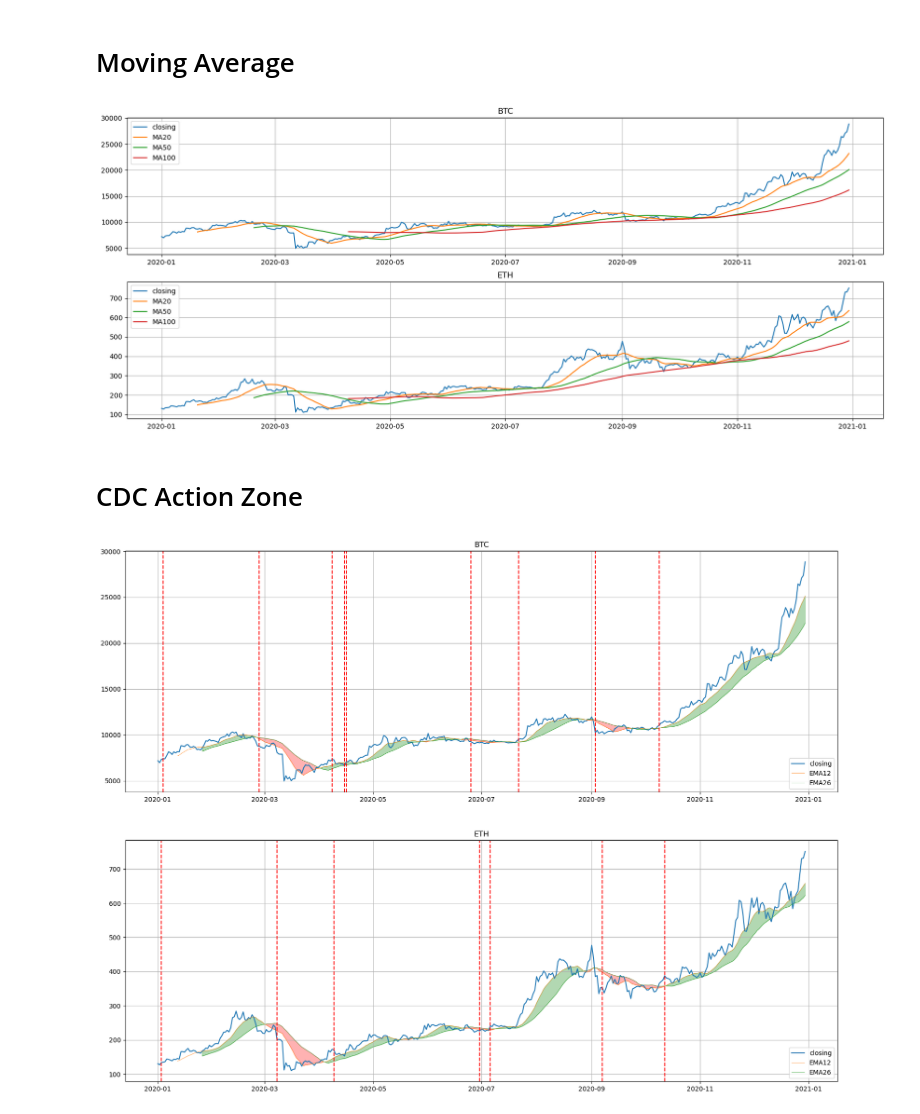
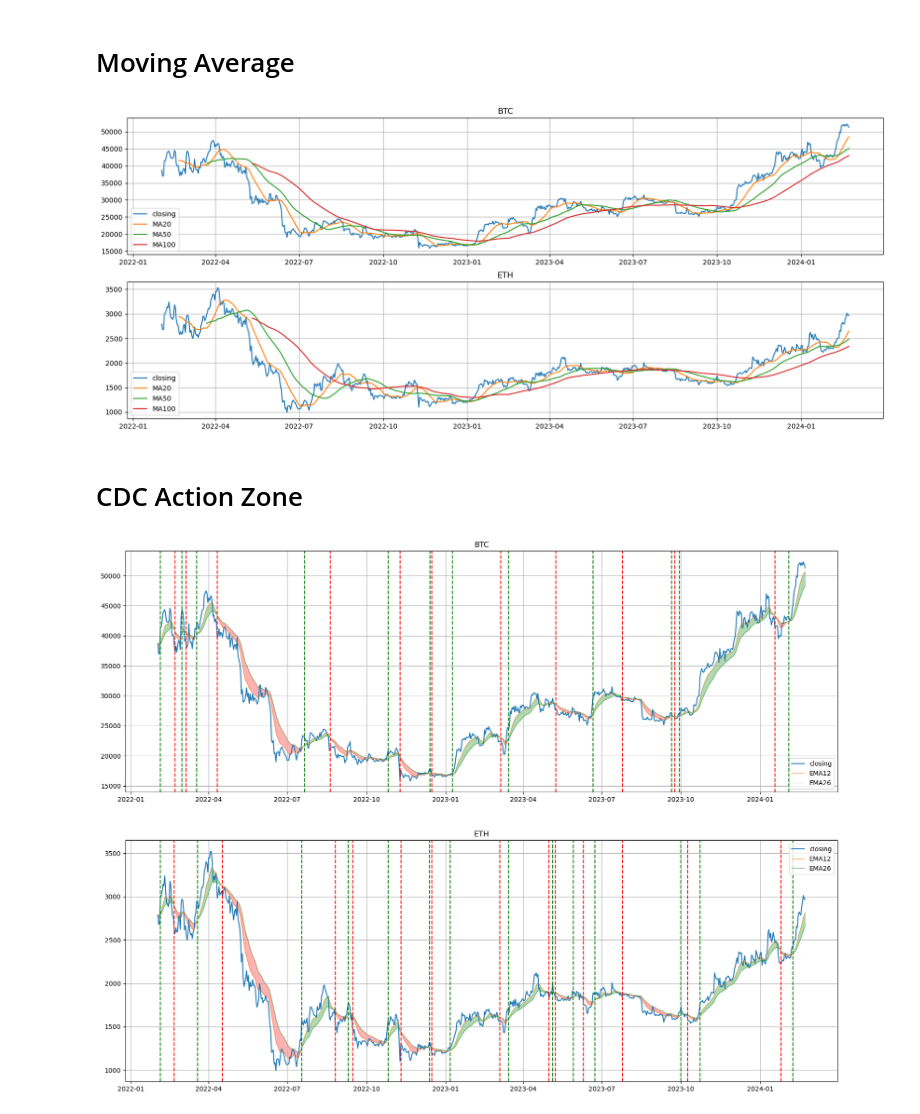
Before and after one commit to DoobieJella/LSE-QuantSoc-Algothon, a Jupyter notebook: CDC Action Zone.ipynb, the cells around one changed output. Drawn from its saved outputs; the diff is of its cells as text; code cells hidden in the pictures.

```diff
--- a/CDC Action Zone.ipynb
+++ b/CDC Action Zone.ipynb
@@ -9,7 +9,7 @@ import matplotlib.pyplot as plt
 # %%
 cryptocurrencies = ['BTC-USD', 'ETH-USD']
 # %%
-data = yf.download(cryptocurrencies, start='2020-01-01', end='2020-12-31')
+data = yf.download(cryptocurrencies, start='2022-02-01', end='2024-02-23')
 data.head()
 # %% [output]
 [*********************100%%**********************]  2 of 2 completed
@@ -94,6 +106,6 @@ axs[1].legend()
 plt.grid(True)
 plt.show()
 # %% [output]
-[figure, old version]
+[figure, new version]
 # %% [markdown]
 # CDC Action Zone
@@ -100,33 +115,35 @@ plt.show()
 # %%
-EMA12 = adj_close.ewm(span=12, adjust=False).mean()
-EMA26 = adj_close.ewm(span=26, adjust=False).mean()
-
-btc_crossings = np.where(np.logical_xor(EMA12['BTC-USD'] > EMA26['BTC-USD'], EMA12['BTC-USD'].shift(1) > EMA26['BTC-USD'].shift(1)))[0]
-eth_crossings = np.where(np.logical_xor(EMA12['ETH-USD'] > EMA26['ETH-USD'], EMA12['ETH-USD'].shift(1) > EMA26['ETH-USD'].shift(1)))[0]
-
 fig, axs = plt.subplots(2,figsize=(20,15),gridspec_kw ={'hspace': 0.2, 'wspace': 0.1})
 axs[0].plot(adj_close['BTC-USD'], label= 'closing')
-axs[0].plot(MA12['BTC-USD'], label= 'EMA12', linewidth = 0.5)
-axs[0].plot(MA26['BTC-USD'], label= 'EMA26', linewidth = 0.5)
+axs[0].plot(EMA12['BTC-USD'], label= 'EMA12', linewidth = 0.5)
+axs[0].plot(EMA26['BTC-USD'], label= 'EMA26', linewidth = 0.5)
 axs[0].set_title('BTC')
 axs[0].legend()
 axs[0].grid(True)
-axs[0].fill_between(adj_close.index, MA12['BTC-USD'], MA26['BTC-USD'], where=(MA12['BTC-USD'] > MA26['BTC-USD']), color='green', alpha=0.3)
-axs[0].fill_between(adj_close.index, MA12['BTC-USD'], MA26['BTC-USD'], where=(MA12['BTC-USD'] <= MA26['BTC-USD']), color='red', alpha=0.3)
-for crossing in btc_crossings:
-    axs[0].axvline(x=EMA12.index[crossing], color='r', linestyle='--')
+axs[0].fill_between(adj_close.index, EMA12['BTC-USD'], EMA26['BTC-USD'], where=(EMA12['BTC-USD'] > EMA26['BTC-USD']), color='green', alpha=0.3)
+axs[0].fill_between(adj_close.index, EMA12['BTC-USD'], EMA26['BTC-USD'], where=(EMA12['BTC-USD'] <= EMA26['BTC-USD']), color='red', alpha=0.3)
+
+for buying in btc_buying:
+    axs[0].axvline(x=EMA12.index[buying], color='g', linestyle='--')
+
+for selling in btc_selling:
+    axs[0].axvline(x=EMA12.index[selling], color='r', linestyle='--')
 
 axs[1].plot(adj_close['ETH-USD'], label= 'closing')
-axs[1].plot(MA12['ETH-USD'], label= 'EMA12', linewidth = 0.5)
-axs[1].plot(MA26['ETH-USD'], label= 'EMA26', linewidth = 0.5)
+axs[1].plot(EMA12['ETH-USD'], label= 'EMA12', linewidth = 0.5)
+axs[1].plot(EMA26['ETH-USD'], label= 'EMA26', linewidth = 0.5)
 axs[1].set_title('ETH')
 axs[1].legend()
 plt.grid(True)
-axs[1].fill_between(adj_close.index, MA12['ETH-USD'], MA26['ETH-USD'], where=(MA12['ETH-USD'] > MA26['ETH-USD']), color='green', alpha=0.3)
-axs[1].fill_between(adj_close.index, MA12['ETH-USD'], MA26['ETH-USD'], where=(MA12['ETH-USD'] <= MA26['ETH-USD']), color='red', alpha=0.3)
-for crossing in eth_crossings:
-    axs[1].axvline(x=EMA12.index[crossing], color='r', linestyle='--')
+axs[1].fill_between(adj_close.index, EMA12['ETH-USD'], EMA26['ETH-USD'], where=(EMA12['ETH-USD'] > EMA26['ETH-USD']), color='green', alpha=0.3)
+axs[1].fill_between(adj_close.index, EMA12['ETH-USD'], EMA26['ETH-USD'], where=(EMA12['ETH-USD'] <= EMA26['ETH-USD']), color='red', alpha=0.3)
+
+for buying in eth_buying:
+    axs[1].axvline(x=EMA12.index[buying], color='g', linestyle='--')
+
+for selling in eth_selling:
+    axs[1].axvline(x=EMA12.index[selling], color='r', linestyle='--')
 
 plt.show()
 # %% [output]
-[figure, old version]
+[figure, new version]
```
Also changed, not shown: parts of 32 cells of this notebook, 1 other file.
